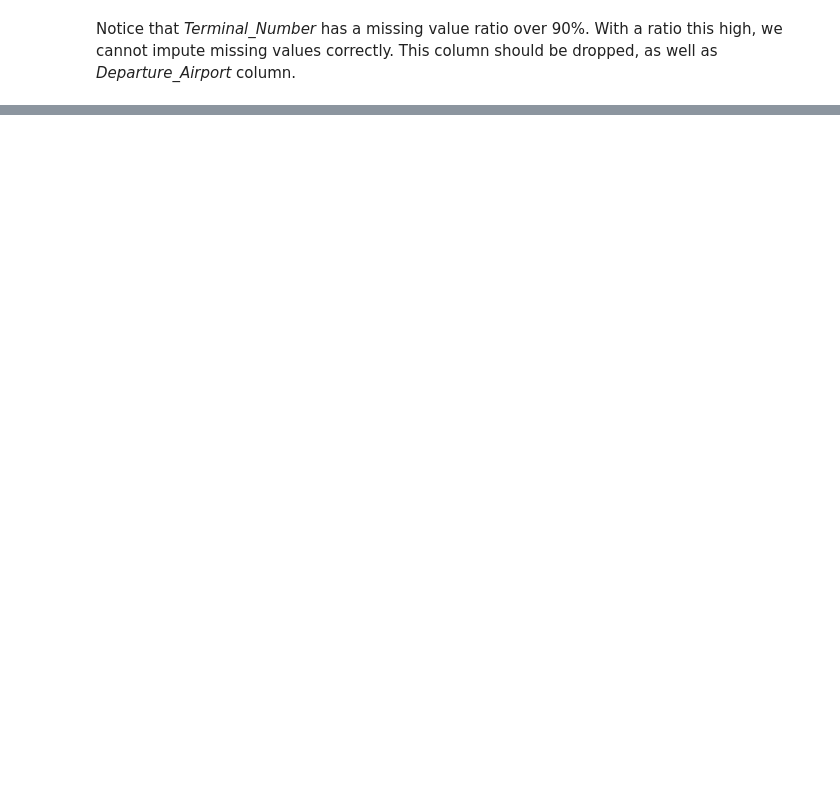
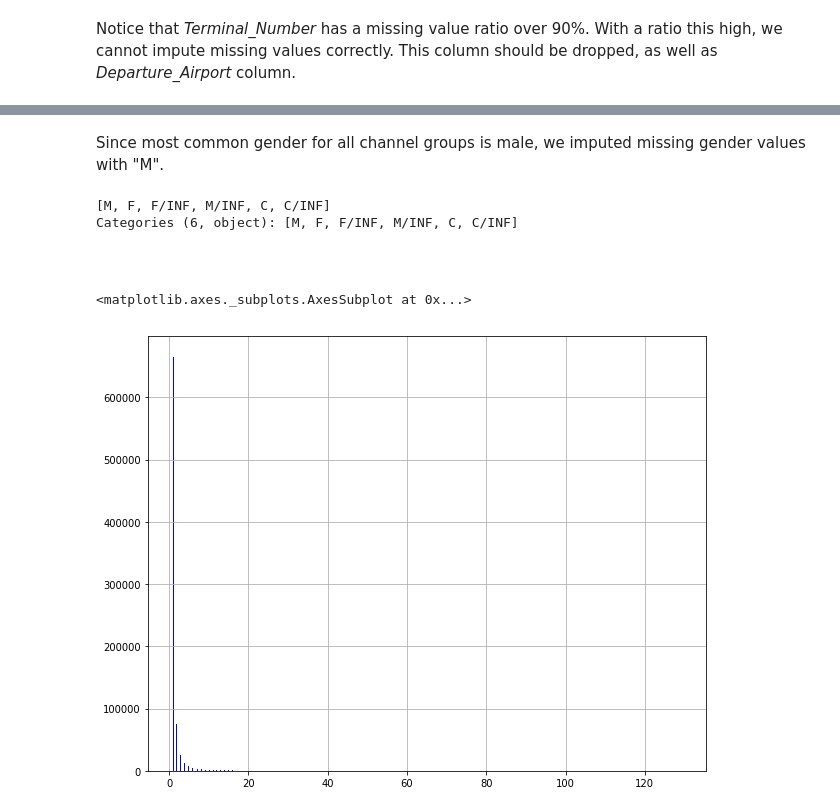
Before and after one commit to duyqu-chan/THY-Travel-Datathon, a Jupyter notebook: TravelDatathon_preselection.ipynb, the cells around one changed output, grey strips where cells are left out. Drawn from its saved outputs; the diff is of its cells as text; code cells hidden in the pictures; blank space fills up the shorter version.

Commit message:
NA imputation for gender

```diff
--- a/TravelDatathon_preselection.ipynb
+++ b/TravelDatathon_preselection.ipynb
@@ -328,7 +328,7 @@ dtype: float64
 # %% [markdown]
 Notice that *Terminal_Number* has a missing value ratio over 90%. With a ratio this high, we cannot impute missing values correctly. This column should be dropped, as well as *Departure_Airport* column.
 # %%
-train_df2 = train_df.copy()
-result_df2 = result_df.copy()
-train_df2 = train_df2.drop(columns = ["Terminal_Number", "Departure_Airport"])
-result_df2 = result_df2.drop(columns = ["Terminal_Number", "Departure_Airport"])
+#train_df2 = train_df.copy()
+#result_df2 = result_df.copy()
+train_df = train_df.drop(columns = ["Terminal_Number", "Departure_Airport"])
+result_df = result_df.drop(columns = ["Terminal_Number", "Departure_Airport"])
@@ -334,0 +369,17 @@ result_df2 = result_df2.drop(columns = ["Terminal_Number", "Departure_Airport"])
+# %% [markdown]
+Since most common gender for all channel groups is male, we imputed missing gender values with "M".
+# %%
+train_df['Passenger_Gender'] = train_df['Passenger_Gender'].replace(np.nan, "M")
+train_df['Passenger_Gender'].unique()
+# %% [output]
+[M, F, F/INF, M/INF, C, C/INF]
+Categories (6, object): [M, F, F/INF, M/INF, C, C/INF]
+# %% [markdown]
+####
+# %%
+import matplotlib.pyplot as plt
+fig, ax = plt.subplots(1, 1,figsize=(10, 8))
+train_df["Operation_Count"].hist(bins=500, color="blue", ax=ax)
+# %% [output]
+<matplotlib.axes._subplots.AxesSubplot at 0x...>
+[figure, added]
```
Also changed, not shown: parts of 7 cells of this notebook.
